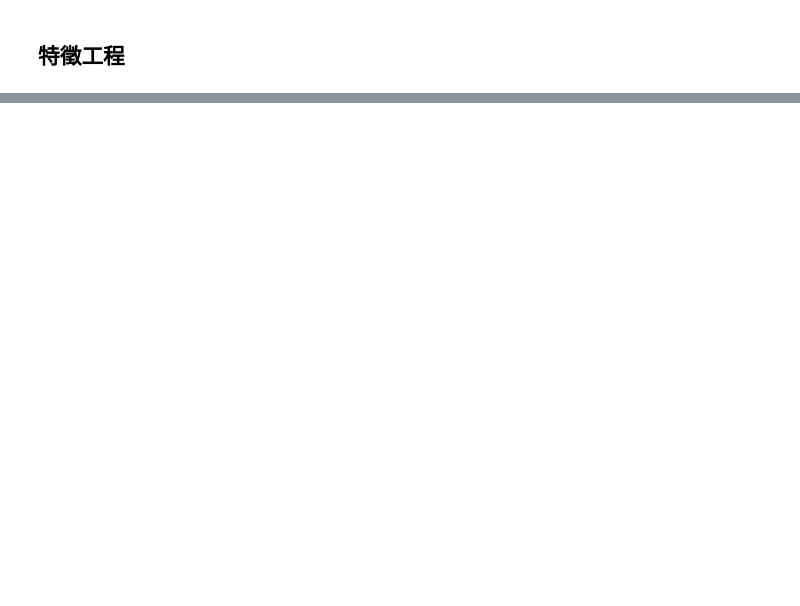
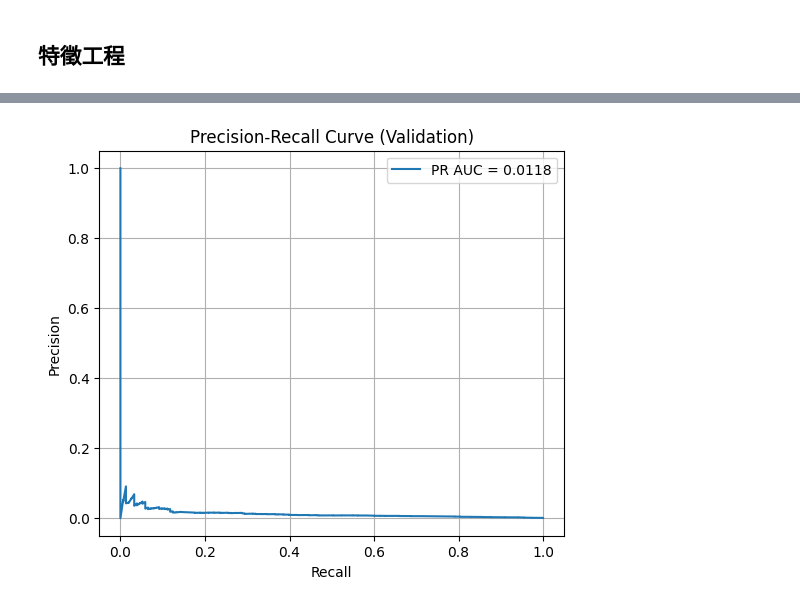
Before and after one commit to d-ben-b/AI-pruning-project, a Jupyter notebook: AI_cup/src/AI_cup.ipynb, the cells around one changed output, grey strips where cells are left out. Saved outputs shown, nothing was run; the diff lists cells and outputs as text; code cells hidden in the pictures; blank space fills up the shorter version.

```diff
--- a/AI_cup/src/AI_cup.ipynb
+++ b/AI_cup/src/AI_cup.ipynb
@@ -146,7 +513,6 @@ ROC-AUC: 0.8566784473963533
 # %%
-from tqdm import tqdm
-import xgboost as xgb
 from xgboost.callback import TrainingCallback
+
 
 class TQDMCallback(TrainingCallback):
     def __init__(self, total):
@@ -154,15 +520,12 @@ class TQDMCallback(TrainingCallback):
 
     def after_iteration(self, model, epoch, evals_log):
         self.pbar.update(1)
-        return False  # False 表示不會中斷訓練
+        return False
 
     def after_training(self, model):
         self.pbar.close()
         return model
 
-# ========= 建立 DMatrix =========
-dtrain = xgb.DMatrix(X_train, label=y_train)
-dval = xgb.DMatrix(X_val, label=y_val)
 
 params = {
     "objective": "binary:logistic",
@@ -170,7 +533,6 @@ params = {
     "eta": 0.1,
     "subsample": 0.8,
     "colsample_bytree": 0.8,
-    "scale_pos_weight": 1000,
     "eval_metric": "aucpr",
     "seed": 42,
 }
@@ -178,24 +540,11 @@ params = {
 num_round = 300
 evals = [(dtrain, "train"), (dval, "val")]
 
-# ========= 用自訂 Callback 加 tqdm =========
 bst = xgb.train(
     params,
     dtrain,
     num_boost_round=num_round,
     evals=evals,
     verbose_eval=False,
-    callbacks=[TQDMCallback(num_round)]
+    callbacks=[TQDMCallback(num_round)],
 )
-
-# ========= 驗證 =========
-y_proba = bst.predict(dval)
-y_pred = (y_proba > 0.5).astype(int)
-
-print("分類報告 (threshold=0.5)：")
-print(classification_report(y_val, y_pred))
-print("ROC-AUC:", roc_auc_score(y_val, y_proba))
-for th in [0.5, 0.3, 0.1]:
-    y_pred_th = (y_proba > th).astype(int)
-    print(f"\nThreshold = {th}")
-    print(classification_report(y_val, y_pred_th))
@@ -219,0 +583,17 @@ weighted avg       1.00      0.64      0.78    163880
+# %%
+import matplotlib.pyplot as plt
+from sklearn.metrics import precision_recall_curve, auc
+
+precision, recall, thresholds = precision_recall_curve(y_val, y_proba)
+pr_auc = auc(recall, precision)
+
+plt.figure(figsize=(6, 5))
+plt.plot(recall, precision, label=f"PR AUC = {pr_auc:.4f}")
+plt.xlabel("Recall")
+plt.ylabel("Precision")
+plt.title("Precision-Recall Curve (Validation)")
+plt.legend()
+plt.grid(True)
+plt.show()
+# %% [output]
+[figure, added]
```
Also changed, not shown: parts of 23 cells of this notebook, 1 other file.
